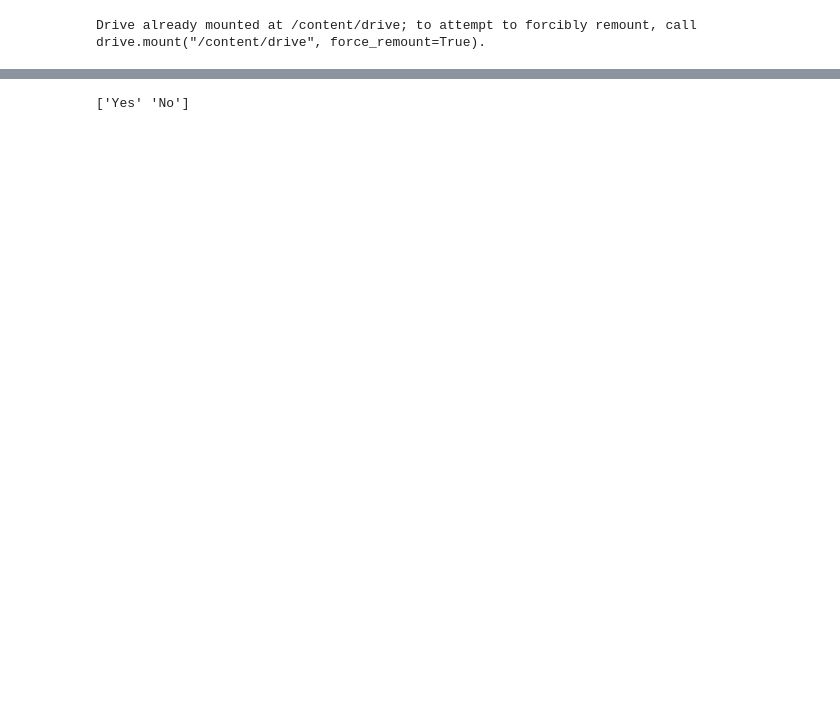
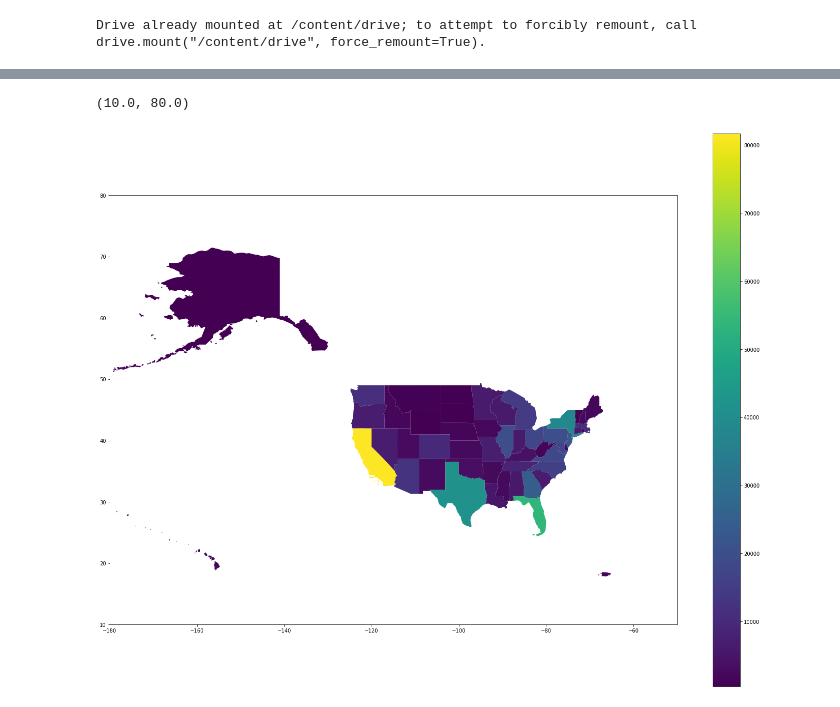
Before and after one commit to quantillinois/data-oa, a Jupyter notebook: ConsumerComplaints.ipynb, the cells around one changed output, grey strips where cells are left out. Drawn from its saved outputs; the diff is of its cells as text; code cells hidden in the pictures; blank space fills up the shorter version.

Commit message:
Added map of complaints per state using GeoPandas

```diff
--- a/ConsumerComplaints.ipynb
+++ b/ConsumerComplaints.ipynb
@@ -9,3 +29,9 @@ Mounted at /content/drive
+# %%
+def frequencyToDataframe(df, column):
+  return df[column].value_counts().to_frame()
+# %%
+def merge(shapefile, dataset, column):
+  return shapefile.merge(dataset, on=column)
 # %%
 drive.mount('/content/drive')
 data = pd.read_csv("/content/drive/MyDrive/Quant/consumer_complaints.csv")
@@ -30,4 +40,17 @@ data
-# %%
-print(data["timely_response"].unique())
-# %% [output]
-['Yes' 'No']
+# %%
+states = gpd.read_file("/content/drive/MyDrive/Quant/tl_2021_us_state/tl_2021_us_state.shp")
+zipCodes = gpd.read_file("/content/drive/MyDrive/Quant/tl_2019_us_zcta510/tl_2019_us_zcta510.shp")
+# %%
+data.drop(['consumer_complaint_narrative','company_public_response','consumer_consent_provided','complaint_id'], axis = 1, inplace = True)
+# %%
+stateFreq = frequencyToDataframe(data, 'state')
+stateFreq.index.names = ['STUSPS']
+stateMap = merge(states, stateFreq, 'STUSPS')
+stateMap = stateMap.drop([34,35,36,41])
+fig, ax = plt.subplots(figsize=(25, 20))
+stateMap.plot(column='state', legend = True, ax = ax);
+ax.set_xlim(-180, -50)
+ax.set_ylim(10, 80)
+# %% [output]
+(10.0, 80.0)
+[figure, added]
```
Also changed, not shown: parts of 3 cells of this notebook.
